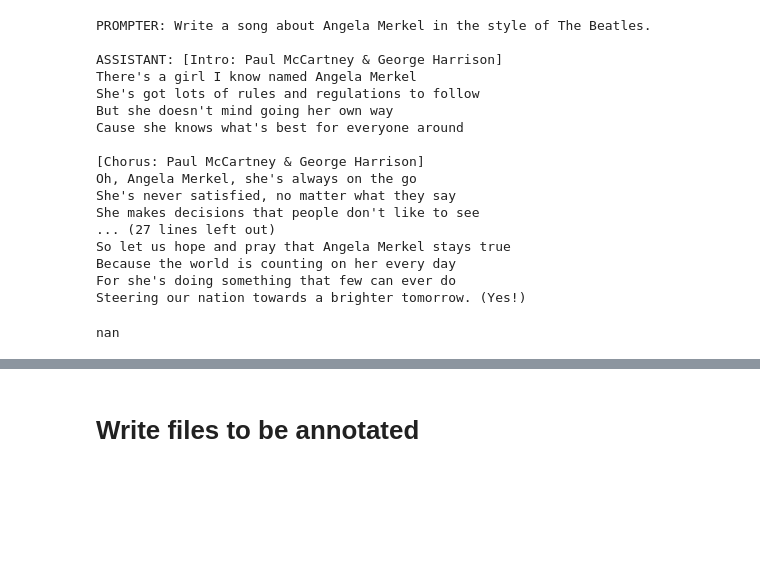
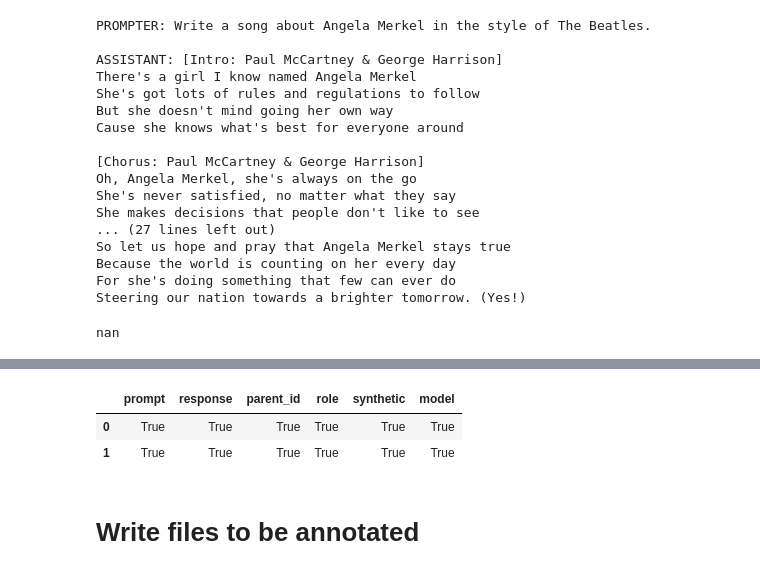
Before and after one commit to AlexTMallen/dlk-benchmarking, a Jupyter notebook: oasst.ipynb, the cells around one changed output, grey strips where cells are left out. Drawn from its saved outputs; the diff is of its cells as text; code cells hidden in the pictures; blank space fills up the shorter version.

```diff
--- a/oasst.ipynb
+++ b/oasst.ipynb
@@ -159,3 +323,9 @@ Overall, solar cells convert sunlight directly into electricity, providing a cle
+# %%
+d = pd.read_csv(f"oasst/transcripts_{model_str}({gen_kwargs_str}).csv")
+# %% [output]
+|  | prompt | response | parent_id | role | synthetic | model |
+| 0 | True | True | True | True | True | True |
+| 1 | True | True | True | True | True | True |
 # %% [markdown]
 # Write files to be annotated
 # %%
```
Also changed, not shown: parts of 10 cells of this notebook, 3 other files.
